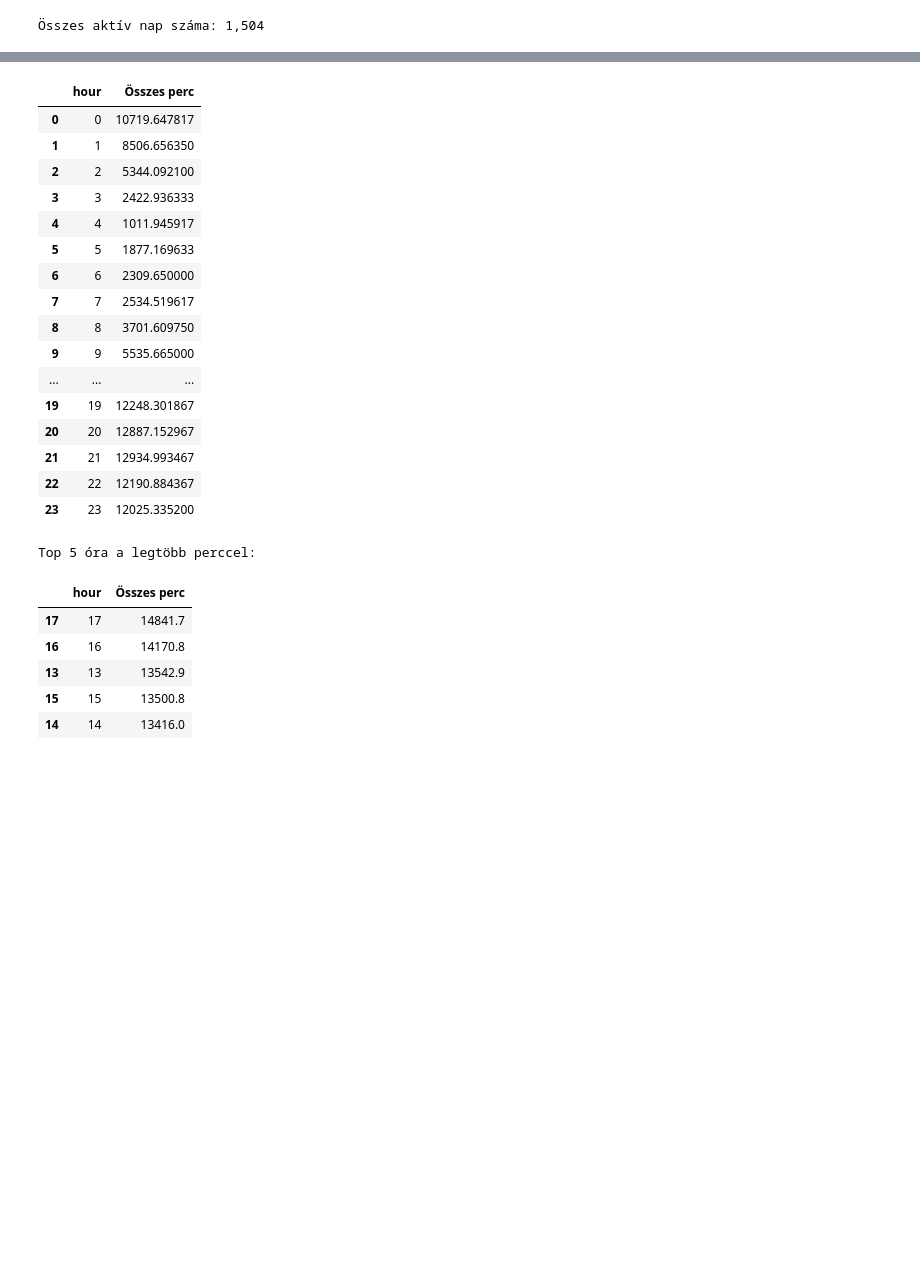
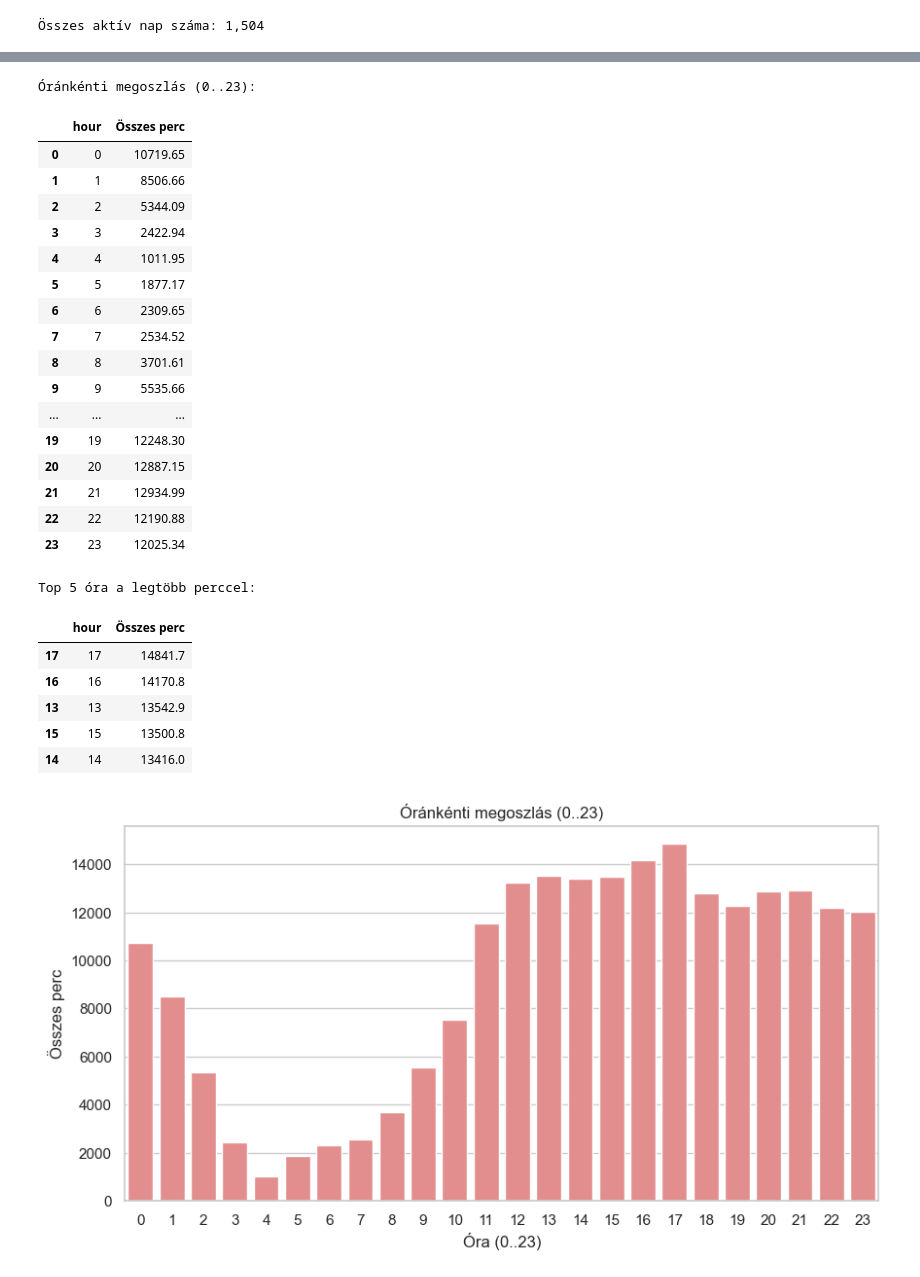
Before and after one commit to Gondocs/adatelemzes, a Jupyter notebook: adatelemzes_egyszeru.ipynb, the cells around one changed output, grey strips where cells are left out. Cells and saved outputs as stored; diff of their text form; code cells hidden in the pictures; blank space fills up the shorter version.

```diff
--- a/adatelemzes_egyszeru.ipynb
+++ b/adatelemzes_egyszeru.ipynb
@@ -353,45 +422,56 @@ display(havi.tail(24).round({'hosszu_szazalek': 1}))  # Utolsó 24 hónap megjel
 # %%
 # 11) Óránkénti megoszlás – melyik órákban hallgatsz legtöbbet
 ora = (
     df.groupby('hour')['min'].sum().reset_index()  # Óránként percek összege + táblává alakítás
-    .rename(columns={'min':'Összes perc'})  # Beszédes oszlopnév
+    .rename(columns={'min':'Összes perc'}).round(2)  # Beszédes oszlopnév
 )
 
 ora = ora.sort_values('hour')  # Időrendi rendezés (0..23)
-q
+
+print('Óránkénti megoszlás (0..23):')
 display(ora)  # Teljes táblázat
 
 print('Top 5 óra a legtöbb perccel:')
 display(
     ora.sort_values('Összes perc', ascending=False)
        .head(5)  # Top 5 óra
        .round({'Összes perc':1})  # Kerekítés 1 tizedesre
 )
+
+#diagram
+plt.figure(figsize=(10,5))  # Ábra létrehozása adott méretben
+sns.barplot(data=ora, x='hour', y='Összes perc', color='lightcoral')  # Oszlopdiagram Seaborn-nal
+plt.title('Óránkénti megoszlás (0..23)')  # Cím
+plt.xlabel('Óra (0..23)')  # X tengely felirat
+plt.ylabel('Összes perc')  # Y tengely felirat
+plt.show()  # Ábra megjelenítése
 # %% [output]
+Óránkénti megoszlás (0..23):
 |  | hour | Összes perc |
-| 0 | 0 | 10719.647817 |
-| 1 | 1 | 8506.656350 |
-| 2 | 2 | 5344.092100 |
-| 3 | 3 | 2422.936333 |
-| 4 | 4 | 1011.945917 |
-| 5 | 5 | 1877.169633 |
-| 6 | 6 | 2309.650000 |
-| 7 | 7 | 2534.519617 |
-| 8 | 8 | 3701.609750 |
-| 9 | 9 | 5535.665000 |
+| 0 | 0 | 10719.65 |
+| 1 | 1 | 8506.66 |
+| 2 | 2 | 5344.09 |
+| 3 | 3 | 2422.94 |
+| 4 | 4 | 1011.95 |
+| 5 | 5 | 1877.17 |
+| 6 | 6 | 2309.65 |
+| 7 | 7 | 2534.52 |
+| 8 | 8 | 3701.61 |
+| 9 | 9 | 5535.66 |
 | ... | ... | ... |
-| 19 | 19 | 12248.301867 |
-| 20 | 20 | 12887.152967 |
-| 21 | 21 | 12934.993467 |
-| 22 | 22 | 12190.884367 |
-| 23 | 23 | 12025.335200 |
+| 19 | 19 | 12248.30 |
+| 20 | 20 | 12887.15 |
+| 21 | 21 | 12934.99 |
+| 22 | 22 | 12190.88 |
+| 23 | 23 | 12025.34 |
-Top 5 óra a legtöbb perccel:
+Top 5 óra a legtöbb perccel:
 |  | hour | Összes perc |
 | 17 | 17 | 14841.7 |
 | 16 | 16 | 14170.8 |
 | 13 | 13 | 13542.9 |
 | 15 | 15 | 13500.8 |
 | 14 | 14 | 13416.0 |
+[figure, added]
 # %%
 # 12) Napok szerinti megoszlás – hét mely napjain hallgatsz legtöbbet
 nap = (
```
Also changed, not shown: parts of 14 cells of this notebook.
